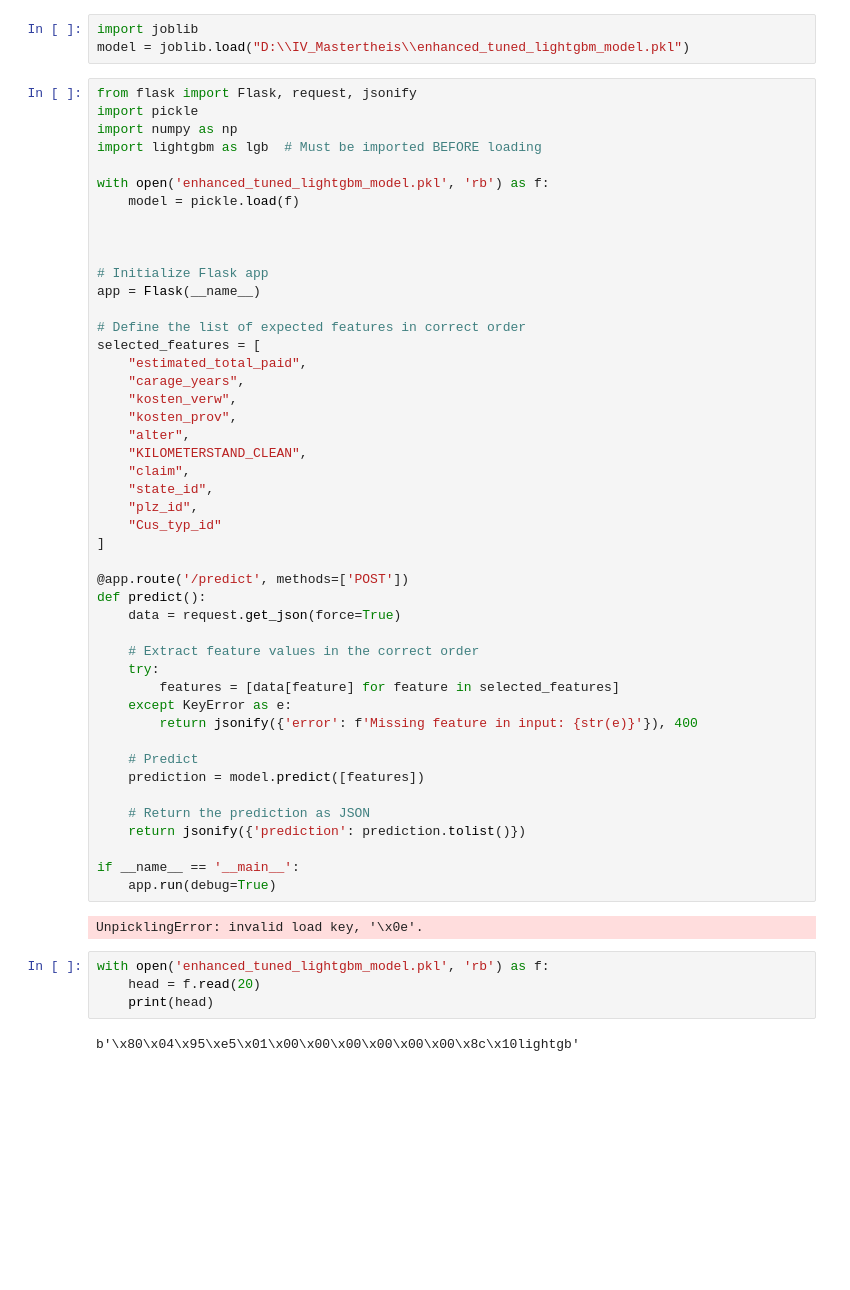
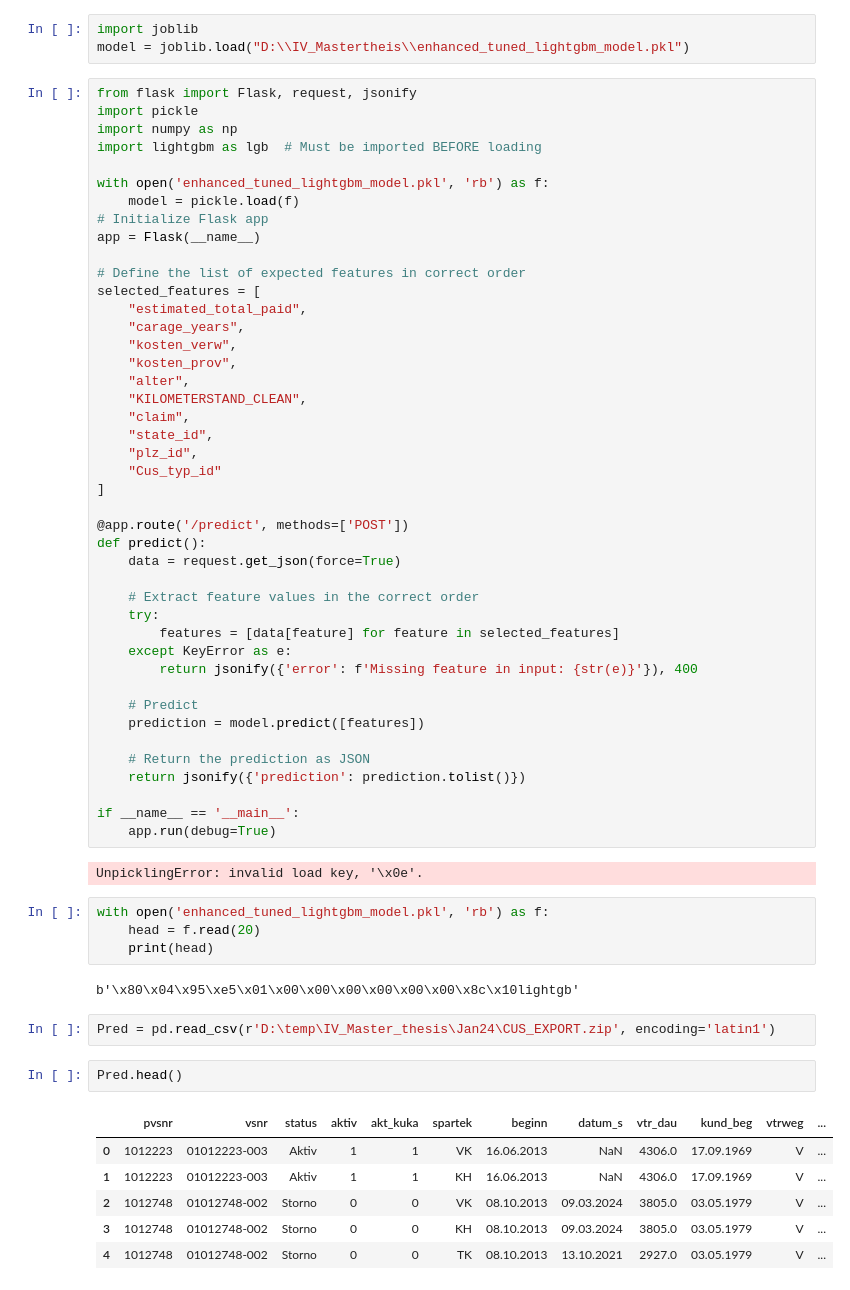
Before and after one commit to vipdurgade/Customer_Churn_IV, a Jupyter notebook: Customer_Churn_M2.ipynb, the cells around one changed output. Saved outputs shown, nothing was run; the diff lists cells and outputs as text; blank space fills up the shorter version.

```diff
--- a/Customer_Churn_M2.ipynb
+++ b/Customer_Churn_M2.ipynb
@@ -848,9 +848,6 @@ import lightgbm as lgb  # Must be imported BEFORE loading
 
 with open('enhanced_tuned_lightgbm_model.pkl', 'rb') as f:
     model = pickle.load(f)
-
-
-
 # Initialize Flask app
 app = Flask(__name__)
 
@@ -894,3 +891,14 @@ with open('enhanced_tuned_lightgbm_model.pkl', 'rb') as f:
     print(head)
 # %% [output]
 b'\x80\x04\x95\xe5\x01\x00\x00\x00\x00\x00\x00\x8c\x10lightgb'
+# %%
+Pred = pd.read_csv(r'D:\temp\IV_Master_thesis\Jan24\CUS_EXPORT.zip', encoding='latin1')
+# %%
+Pred.head()
+# %% [output]
+|  | pvsnr | vsnr | status | aktiv | akt_kuka | spartek | beginn | datum_s | vtr_dau | kund_beg | vtrweg | ... |
+| 0 | 1012223 | 01012223-003 | Aktiv | 1 | 1 | VK | 16.06.2013 | NaN | 4306.0 | 17.09.1969 | V | ... |
+| 1 | 1012223 | 01012223-003 | Aktiv | 1 | 1 | KH | 16.06.2013 | NaN | 4306.0 | 17.09.1969 | V | ... |
+| 2 | 1012748 | 01012748-002 | Storno | 0 | 0 | VK | 08.10.2013 | 09.03.2024 | 3805.0 | 03.05.1979 | V | ... |
+| 3 | 1012748 | 01012748-002 | Storno | 0 | 0 | KH | 08.10.2013 | 09.03.2024 | 3805.0 | 03.05.1979 | V | ... |
+| 4 | 1012748 | 01012748-002 | Storno | 0 | 0 | TK | 08.10.2013 | 13.10.2021 | 2927.0 | 03.05.1979 | V | ... |
```
Also changed, not shown: parts of 11 cells of this notebook, 6 other files.
